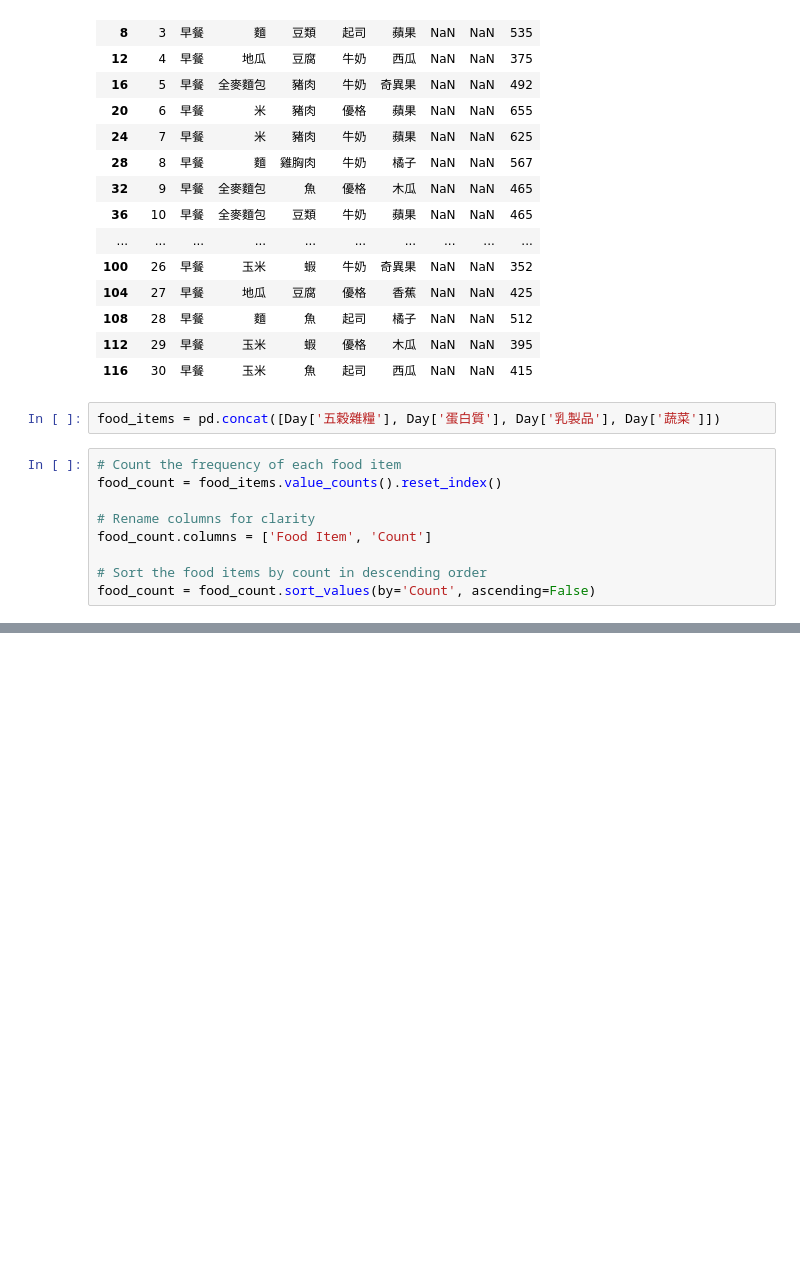
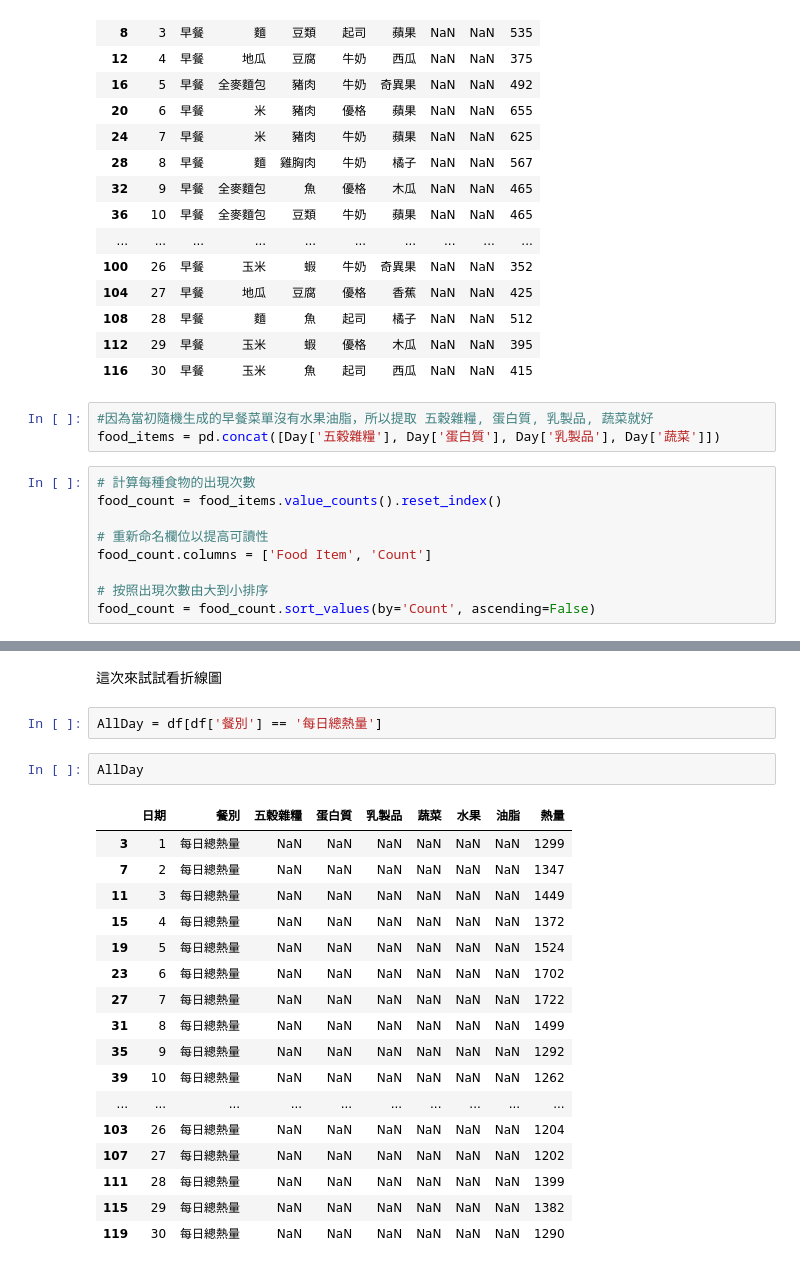
Before and after one commit to Huwalli/PLta, a Jupyter notebook: 資料視覺化.ipynb, the cells around one changed output, grey strips where cells are left out. Saved outputs shown, nothing was run; the diff lists cells and outputs as text; blank space fills up the shorter version.

```diff
--- a/資料視覺化.ipynb
+++ b/資料視覺化.ipynb
@@ -60,15 +63,16 @@ Day
 | 112 | 29 | 早餐 | 玉米 | 蝦 | 優格 | 木瓜 | NaN | NaN | 395 |
 | 116 | 30 | 早餐 | 玉米 | 魚 | 起司 | 西瓜 | NaN | NaN | 415 |
 # %%
+#因為當初隨機生成的早餐菜單沒有水果油脂，所以提取 五穀雜糧, 蛋白質, 乳製品, 蔬菜就好
 food_items = pd.concat([Day['五穀雜糧'], Day['蛋白質'], Day['乳製品'], Day['蔬菜']])
 # %%
-# Count the frequency of each food item
+# 計算每種食物的出現次數
 food_count = food_items.value_counts().reset_index()
 
-# Rename columns for clarity
+# 重新命名欄位以提高可讀性
 food_count.columns = ['Food Item', 'Count']
 
-# Sort the food items by count in descending order
+# 按照出現次數由大到小排序
 food_count = food_count.sort_values(by='Count', ascending=False)
 # %%
 import plotly as plt
@@ -84,3 +88,27 @@ fig = px.bar(food_count, x='Food Item', y='Count', title="食物出現頻率 (So
 fig.show()
 # %% [output]
 [interactive output not drawn]
+# %% [markdown]
+這次來試試看折線圖
+# %%
+AllDay = df[df['餐別'] == '每日總熱量']
+# %%
+AllDay
+# %% [output]
+|  | 日期 | 餐別 | 五穀雜糧 | 蛋白質 | 乳製品 | 蔬菜 | 水果 | 油脂 | 熱量 |
+| 3 | 1 | 每日總熱量 | NaN | NaN | NaN | NaN | NaN | NaN | 1299 |
+| 7 | 2 | 每日總熱量 | NaN | NaN | NaN | NaN | NaN | NaN | 1347 |
+| 11 | 3 | 每日總熱量 | NaN | NaN | NaN | NaN | NaN | NaN | 1449 |
+| 15 | 4 | 每日總熱量 | NaN | NaN | NaN | NaN | NaN | NaN | 1372 |
+| 19 | 5 | 每日總熱量 | NaN | NaN | NaN | NaN | NaN | NaN | 1524 |
+| 23 | 6 | 每日總熱量 | NaN | NaN | NaN | NaN | NaN | NaN | 1702 |
+| 27 | 7 | 每日總熱量 | NaN | NaN | NaN | NaN | NaN | NaN | 1722 |
+| 31 | 8 | 每日總熱量 | NaN | NaN | NaN | NaN | NaN | NaN | 1499 |
+| 35 | 9 | 每日總熱量 | NaN | NaN | NaN | NaN | NaN | NaN | 1292 |
+| 39 | 10 | 每日總熱量 | NaN | NaN | NaN | NaN | NaN | NaN | 1262 |
+| ... | ... | ... | ... | ... | ... | ... | ... | ... | ... |
+| 103 | 26 | 每日總熱量 | NaN | NaN | NaN | NaN | NaN | NaN | 1204 |
+| 107 | 27 | 每日總熱量 | NaN | NaN | NaN | NaN | NaN | NaN | 1202 |
+| 111 | 28 | 每日總熱量 | NaN | NaN | NaN | NaN | NaN | NaN | 1399 |
+| 115 | 29 | 每日總熱量 | NaN | NaN | NaN | NaN | NaN | NaN | 1382 |
+| 119 | 30 | 每日總熱量 | NaN | NaN | NaN | NaN | NaN | NaN | 1290 |
```
Also changed, not shown: parts of 4 cells of this notebook.
